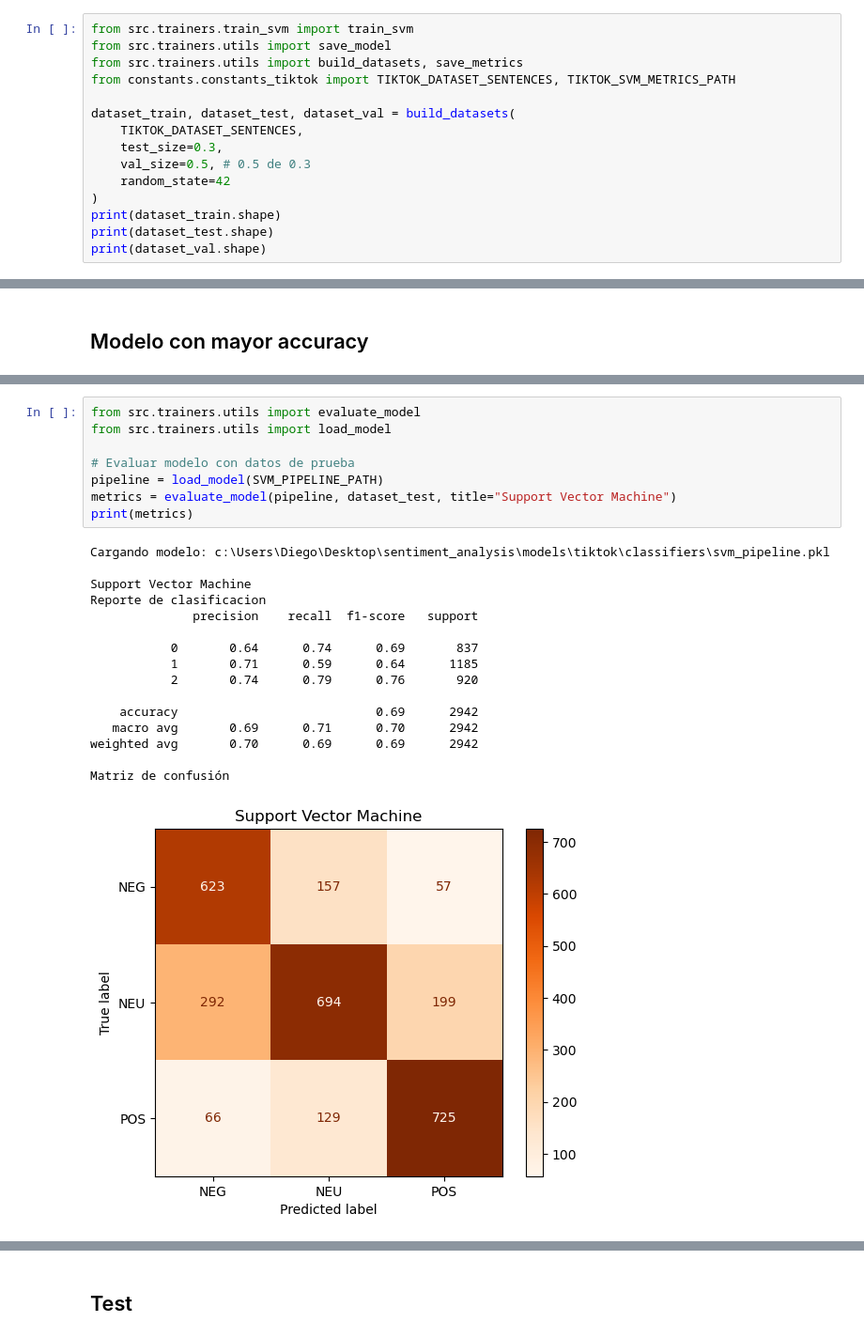
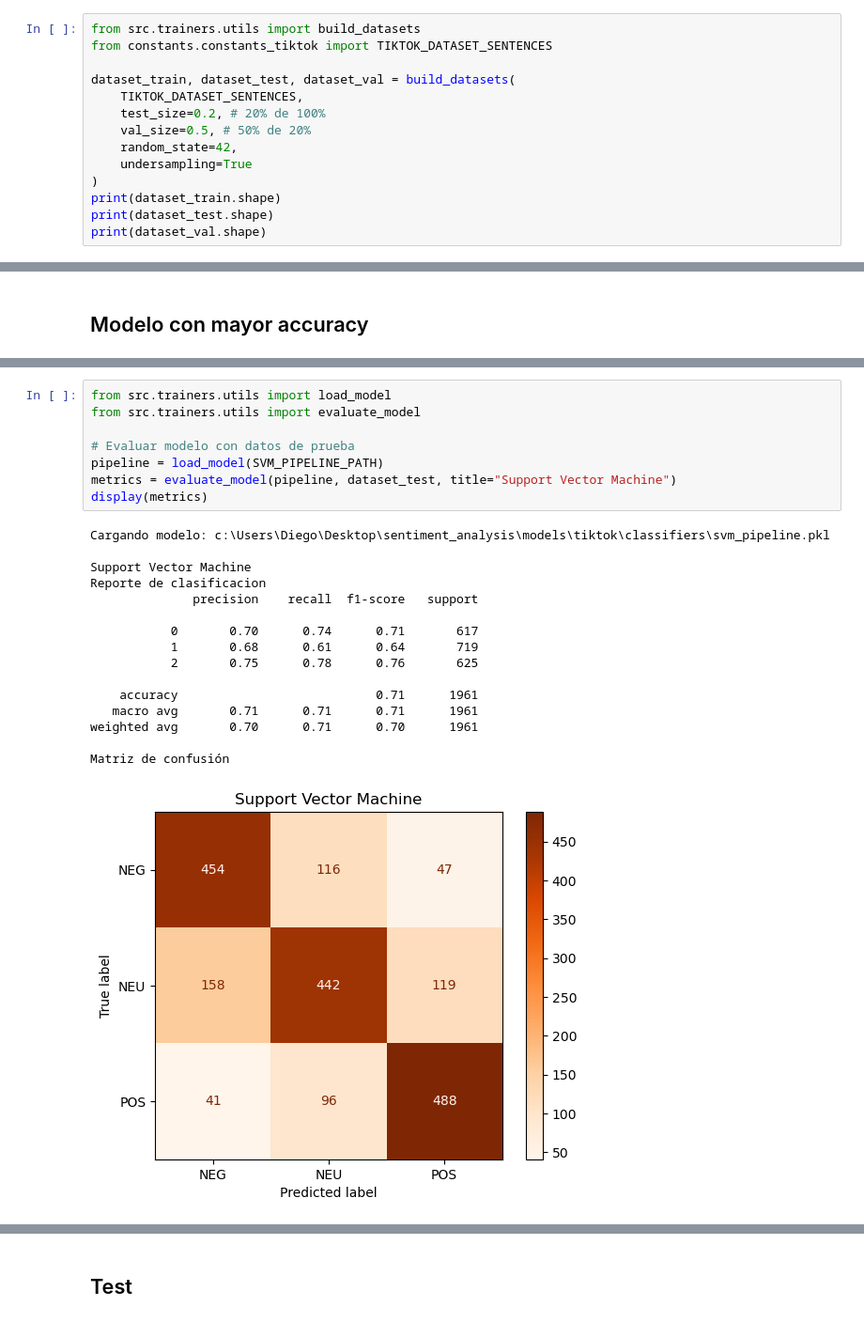
Before and after one commit to diegourielvr/sentiment_analysis, a Jupyter notebook: notebooks/tiktok/02_SVM_tiktok.ipynb, the cells around one changed output, grey strips where cells are left out. Shown: that part at 94% size. Drawn from its saved outputs; the diff is of its cells as text.

```diff
--- a/notebooks/tiktok/02_SVM_tiktok.ipynb
+++ b/notebooks/tiktok/02_SVM_tiktok.ipynb
@@ -12,16 +12,15 @@ if module_path not in sys.path:
 # %% [markdown]
 Importar modelo de SVM para entrenarlo
 # %%
-from src.trainers.train_svm import train_svm
-from src.trainers.utils import save_model
-from src.trainers.utils import build_datasets, save_metrics
-from constants.constants_tiktok import TIKTOK_DATASET_SENTENCES, TIKTOK_SVM_METRICS_PATH
+from src.trainers.utils import build_datasets
+from constants.constants_tiktok import TIKTOK_DATASET_SENTENCES
 
 dataset_train, dataset_test, dataset_val = build_datasets(
     TIKTOK_DATASET_SENTENCES,
-    test_size=0.3,
-    val_size=0.5, # 0.5 de 0.3
-    random_state=42
+    test_size=0.2, # 20% de 100%
+    val_size=0.5, # 50% de 20%
+    random_state=42,
+    undersampling=True
 )
 print(dataset_train.shape)
 print(dataset_test.shape)
@@ -177,25 +112,25 @@ Modelo guardado en: c:\Users\Diego\Desktop\sentiment_analysis\models\tiktok\clas
 # %%
+from src.trainers.utils import load_model
 from src.trainers.utils import evaluate_model
-from src.trainers.utils import load_model
 
 # Evaluar modelo con datos de prueba
 pipeline = load_model(SVM_PIPELINE_PATH)
 metrics = evaluate_model(pipeline, dataset_test, title="Support Vector Machine")
-print(metrics)
+display(metrics)
 # %% [output]
 Cargando modelo: c:\Users\Diego\Desktop\sentiment_analysis\models\tiktok\classifiers\svm_pipeline.pkl
 
 Support Vector Machine
 Reporte de clasificacion
               precision    recall  f1-score   support
 
-           0       0.64      0.74      0.69       837
-           1       0.71      0.59      0.64      1185
-           2       0.74      0.79      0.76       920
+           0       0.70      0.74      0.71       617
+           1       0.68      0.61      0.64       719
+           2       0.75      0.78      0.76       625
 
-    accuracy                           0.69      2942
-   macro avg       0.69      0.71      0.70      2942
-weighted avg       0.70      0.69      0.69      2942
+    accuracy                           0.71      1961
+   macro avg       0.71      0.71      0.71      1961
+weighted avg       0.70      0.71      0.70      1961
 
 Matriz de confusión
-[figure, old version]
+[figure, new version]
```
Also changed, not shown: parts of 7 cells of this notebook, 1 other file.
